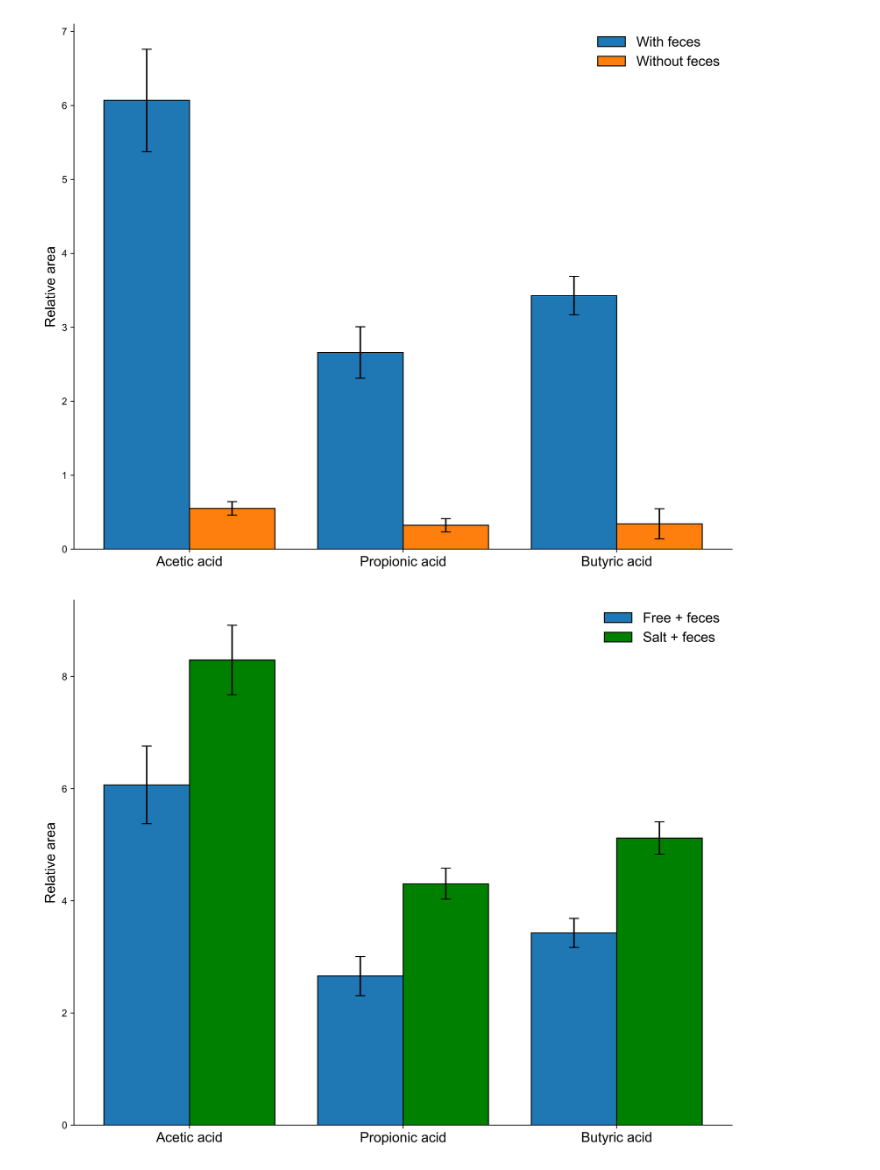
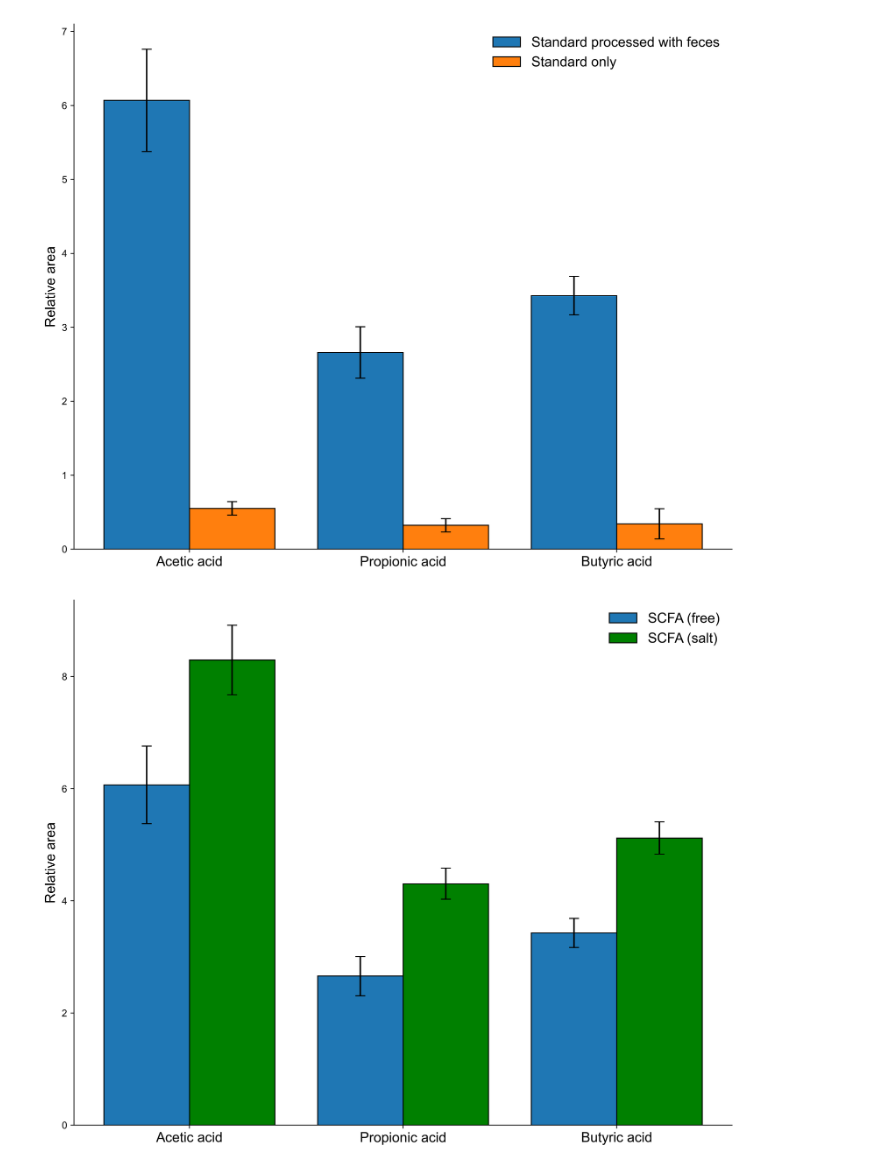
Before and after one commit to metagen/article_GC-MSmetabolomics, a Jupyter notebook: nb/draw_bargraph.ipynb, the cells around one changed output. Cells and saved outputs as stored; diff of their text form; code cells hidden in the pictures.

```diff
--- a/nb/draw_bargraph.ipynb
+++ b/nb/draw_bargraph.ipynb
@@ -34,33 +34,33 @@ plt.rcParams["font.family"] = "Arial"
 # %%
 # 項目ごとの位置を設定
 x = np.arange(len(items))  # 項目数に基づいた位置の配列
 width = 0.4  # 棒グラフの幅
 
 
 # 棒グラフを描画
 fig, ax = plt.subplots(figsize=(10, 8), dpi=500)
 
-bars_X = ax.bar(x - width/2, values_X, width, label="With feces", yerr=errors_X, capsize=5, edgecolor="black")
-bars_Y = ax.bar(x + width/2, values_Y, width, label='Without feces', yerr=errors_Y, capsize=5, edgecolor="black")
+bars_X = ax.bar(x - width/2, values_X, width, label="Standard processed with feces", yerr=errors_X, capsize=5, edgecolor="black")
+bars_Y = ax.bar(x + width/2, values_Y, width, label='Standard only', yerr=errors_Y, capsize=5, edgecolor="black")
 
 # 軸のラベル、タイトル、凡例の追加
 ax.set_ylabel('Relative area', fontsize=14)
 ax.set_xticks(x)
 ax.set_xticklabels(items, fontsize=14)
 ax.legend(fontsize=14)
 
 ax.spines['right'].set_visible(False)
 ax.spines['top'].set_visible(False)
 # 凡例の枠線を消去
 ax.legend(frameon=False, fontsize=14)
 
 # グラフを表示
 plt.tight_layout()
 plt.show()
 
-fig.savefig('volatility_onlyscfa.png', dpi=500)
+fig.savefig('volatility_onlyscfa.jpg', dpi=500)
 # %% [output]
-[figure, old version]
+[figure, new version]
 # %%
 # 項目ごとの位置を設定
 x = np.arange(len(items))  # 項目数に基づいた位置の配列
@@ -70,8 +70,8 @@ width = 0.4  # 棒グラフの幅
 # 棒グラフを描画
 fig, ax = plt.subplots(figsize=(10, 8), dpi=500)
 
-bars_X = ax.bar(x - width/2, values_X, width, label="Free + feces", yerr=errors_X, capsize=5, edgecolor="black")
-bars_Y = ax.bar(x + width/2, values_Z, width, label='Salt + feces', yerr=errors_Z, capsize=5, color='green', edgecolor="black")
+bars_X = ax.bar(x - width/2, values_X, width, label="SCFA (free)", yerr=errors_X, capsize=5, edgecolor="black")
+bars_Y = ax.bar(x + width/2, values_Z, width, label='SCFA (salt)', yerr=errors_Z, capsize=5, color='green', edgecolor="black")
 
 # 軸のラベル、タイトル、凡例の追加
 ax.set_ylabel('Relative area', fontsize=14)
@@ -87,6 +87,6 @@ ax.legend(frameon=False, fontsize=14)
 plt.tight_layout()
 plt.show()
 
-fig.savefig('freevssalt_onlyscfa.png', dpi=500)
+fig.savefig('freevssalt_onlyscfa.jpg', dpi=500)
 # %% [output]
-[figure, old version]
+[figure, new version]
```
